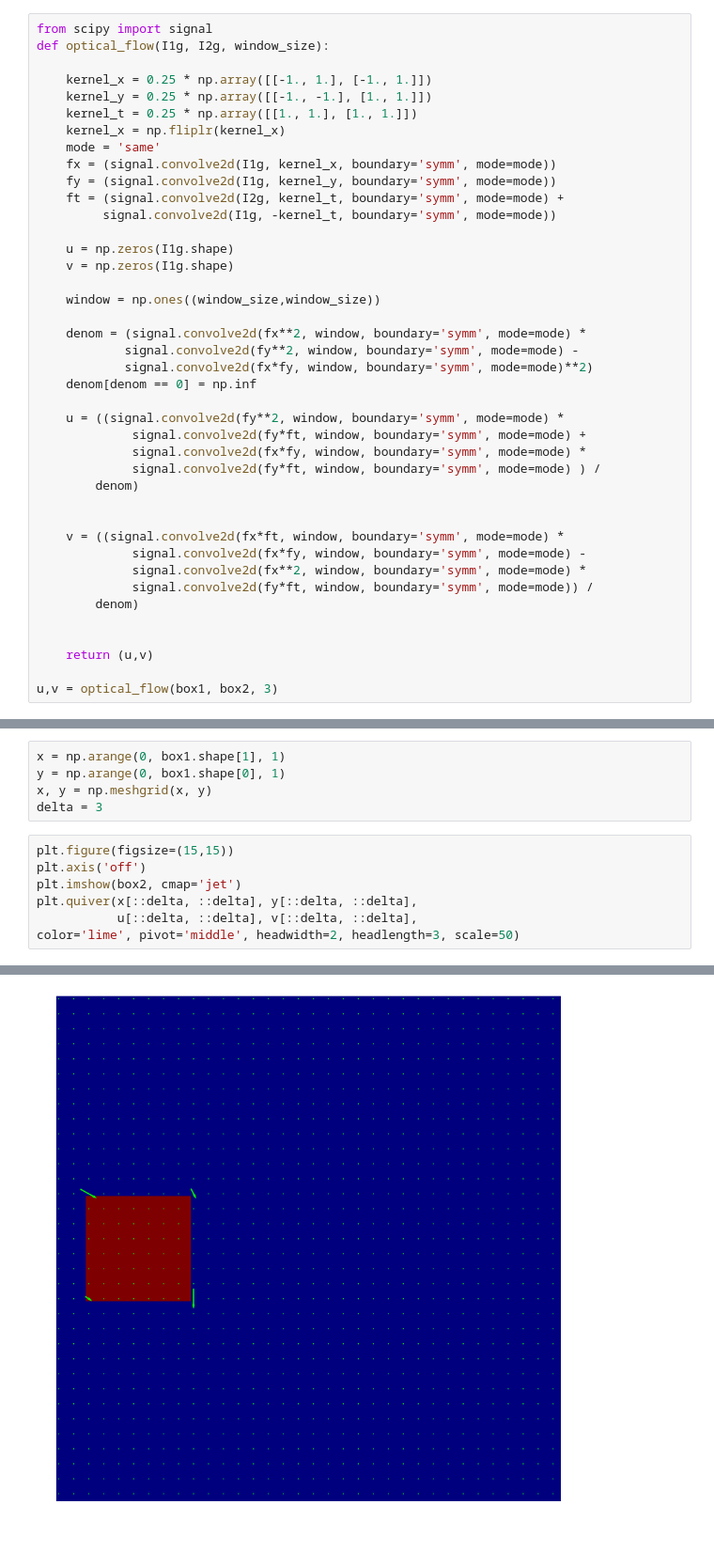
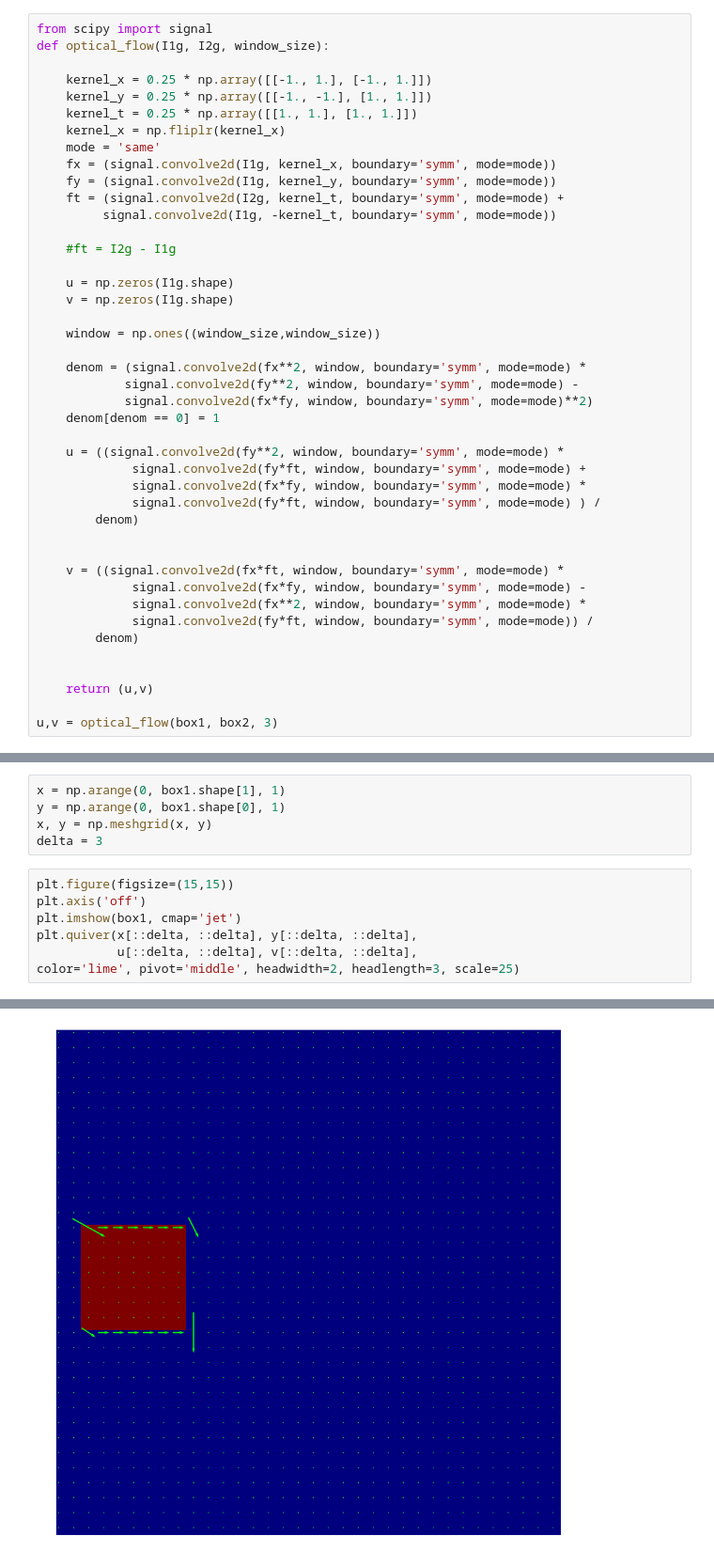
Before and after one commit to TheAnig/computer-vision, a Jupyter notebook: hw5/hw5-soln.ipynb, the cells around one changed output, grey strips where cells are left out. Shown: that part at 94% size. Saved outputs shown, nothing was run; the diff lists cells and outputs as text.

```diff
--- a/hw5/hw5-soln.ipynb
+++ b/hw5/hw5-soln.ipynb
@@ -122,6 +338,8 @@ def optical_flow(I1g, I2g, window_size):
     ft = (signal.convolve2d(I2g, kernel_t, boundary='symm', mode=mode) +
          signal.convolve2d(I1g, -kernel_t, boundary='symm', mode=mode))
 
+    #ft = I2g - I1g
+
     u = np.zeros(I1g.shape)
     v = np.zeros(I1g.shape)
 
@@ -130,7 +348,7 @@ def optical_flow(I1g, I2g, window_size):
     denom = (signal.convolve2d(fx**2, window, boundary='symm', mode=mode) *
             signal.convolve2d(fy**2, window, boundary='symm', mode=mode) -
             signal.convolve2d(fx*fy, window, boundary='symm', mode=mode)**2)
-    denom[denom == 0] = np.inf
+    denom[denom == 0] = 1
 
     u = ((signal.convolve2d(fy**2, window, boundary='symm', mode=mode) *
              signal.convolve2d(fy*ft, window, boundary='symm', mode=mode) +
@@ -157,10 +377,10 @@ delta = 3
 # %%
 plt.figure(figsize=(15,15))
 plt.axis('off')
-plt.imshow(box2, cmap='jet')
+plt.imshow(box1, cmap='jet')
 plt.quiver(x[::delta, ::delta], y[::delta, ::delta],
            u[::delta, ::delta], v[::delta, ::delta],
-color='lime', pivot='middle', headwidth=2, headlength=3, scale=50)
+color='lime', pivot='middle', headwidth=2, headlength=3, scale=25)
 # %% [output]
 <matplotlib.quiver.Quiver at 0x...>
-[figure, old version]
+[figure, new version]
```
Also changed, not shown: parts of 35 cells of this notebook, 21 other files.
